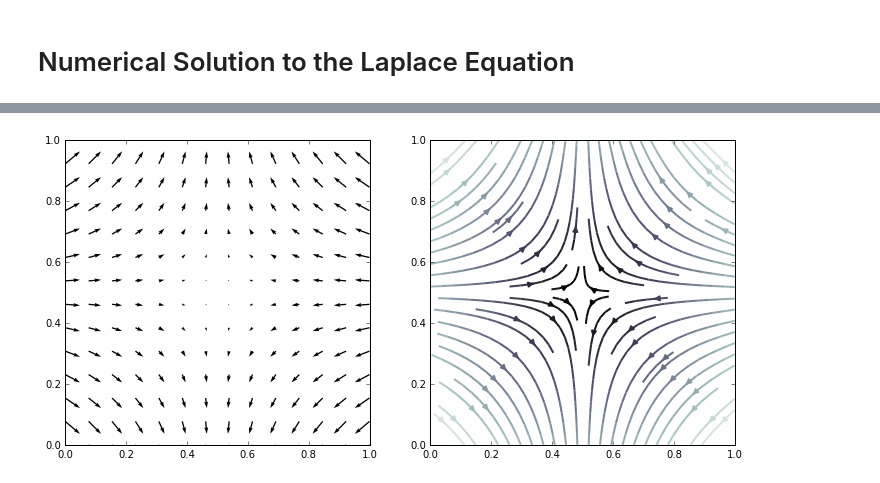
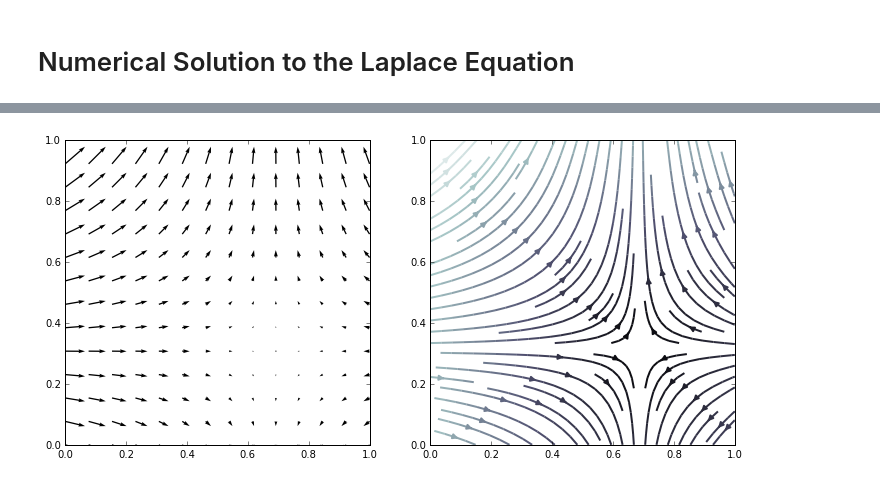
Before and after one commit to cdohl/ph3501, a Jupyter notebook: notebooks/07_Solving the Laplace Equation numerically.ipynb, the cells around one changed output, grey strips where cells are left out. Saved outputs shown, nothing was run; the diff lists cells and outputs as text; code cells hidden in the pictures.

```diff
--- a/notebooks/07_Solving the Laplace Equation numerically.ipynb
+++ b/notebooks/07_Solving the Laplace Equation numerically.ipynb
@@ -77,10 +77,10 @@ def solveLaplace_Jacobi(phi,deltax):
 
         #boundary conditions
         #extensional flow
-        phin[0,1:-1] = phin[1,1:-1]-Uwall*deltax #left
+        phin[0,1:-1] = phin[1,1:-1]-3.*Uwall*deltax #left
         phin[-1,1:-1] = phin[-2,1:-1]-Uwall*deltax #right
         phin[1:-1,0] = phin[1:-1,1]+Uwall*deltax #bottom
-        phin[1:-1,-1] = phin[1:-1,-2]+Uwall*deltax #top
+        phin[1:-1,-1] = phin[1:-1,-2]+3.*Uwall*deltax #top
 
         #finite difference scheme
         for i in range(1,phin.shape[0]-1):
@@ -91,34 +91,34 @@ def solveLaplace_Jacobi(phi,deltax):
 #Main program
 n=17 #number of grid cells
 L=1. #length of domain
 deltax=L/(n-1) #grid spacing
 phi = np.zeros((n,n)) #initialize the velocity potential
 Uwall=1. #Inflow velocity
 
 #Solve Laplace equation
 phi=solveLaplace_Jacobi(phi,deltax)
 
 #Calculate the velocity fields (gradient of phi)
 u1=(phi[1:,:]-phi[:-1,:])/deltax
 u2=(phi[:,1:]-phi[:,:-1])/deltax
 #Omit the borders
 u1=u1[1:-1,1:-2]
 u2=u2[1:-2,1:-1]
 
 #setup the plot
 x = y = np.linspace(0, L, n-3)
 X, Y = np.meshgrid(x,y)
 fig = plt.figure(figsize=(12,12), dpi=100) #figure size
 ax1 = fig.add_subplot(1, 2, 1,aspect='equal') #two figures side-by-side
 ax2 = fig.add_subplot(1, 2, 2,aspect='equal')
 
 #arrow plot
 ax1.quiver(X.T,Y.T,u1,u2)
 #streamline plot
 uabs=np.sqrt(u1**2+u2**2)
 ax2.streamplot(X,Y,u1.T,u2.T,color=uabs.T, linewidth=2, cmap=plt.cm.bone);
 # %% [output]
-[figure, old version]
+[figure, new version]
 # %%
 from IPython.core.display import HTML
 def css_styling():
```
Also changed, not shown: parts of 1 cell of this notebook, 2 other files.
